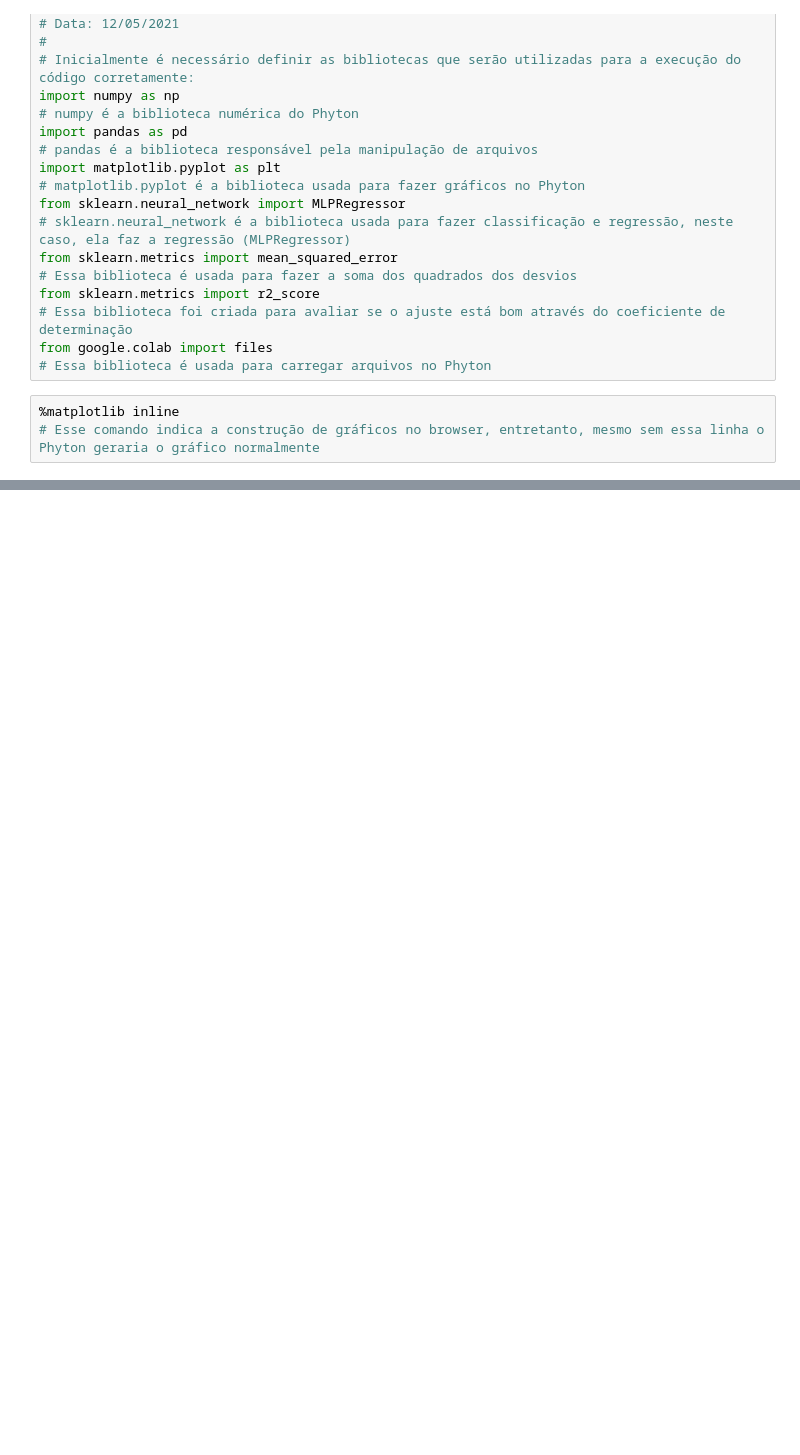
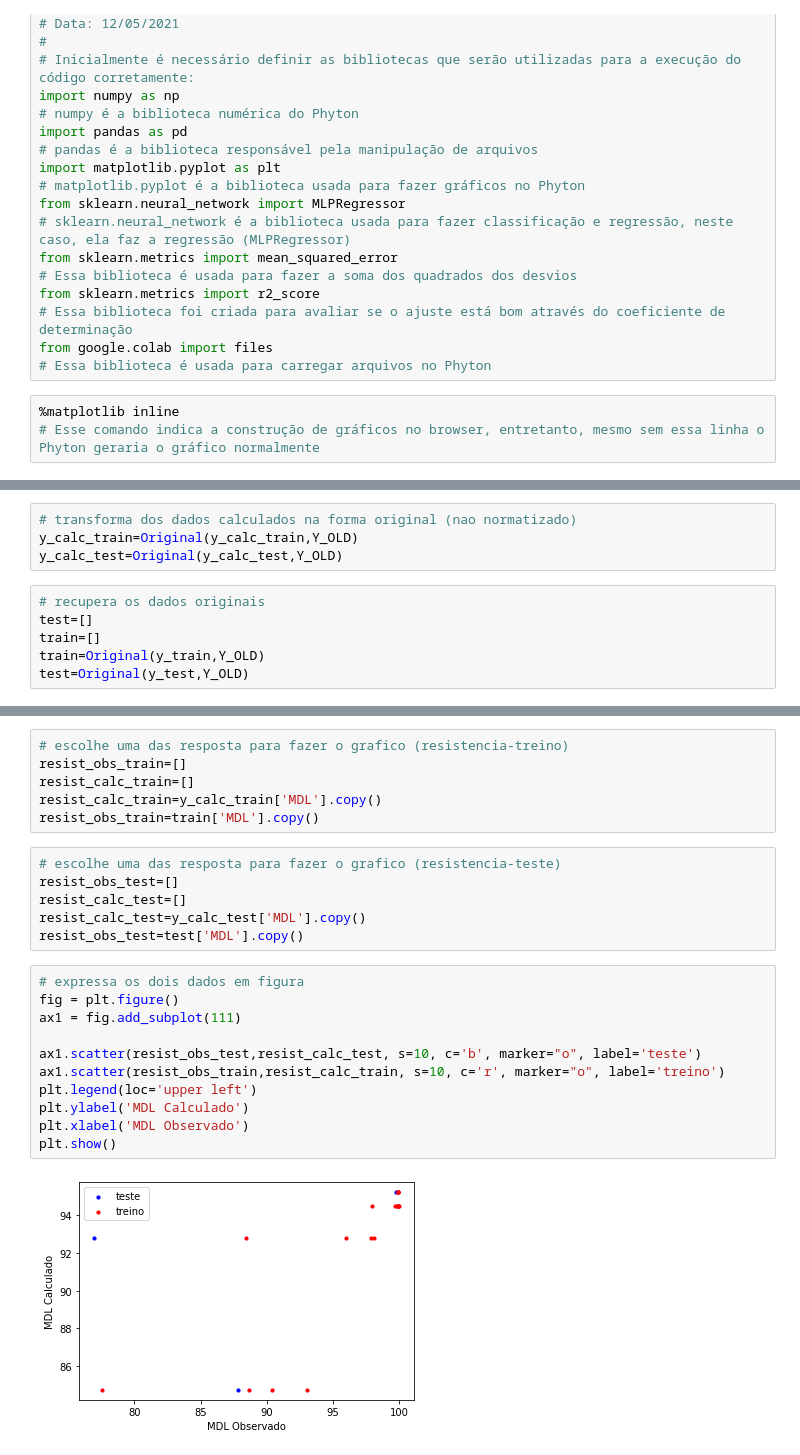
Before and after one commit to Fernanda101704/Basededados, a Jupyter notebook: Projeto_1_RN.ipynb, the cells around one changed output, grey strips where cells are left out. Saved outputs shown, nothing was run; the diff lists cells and outputs as text; blank space fills up the shorter version.

```diff
--- a/Projeto_1_RN.ipynb
+++ b/Projeto_1_RN.ipynb
@@ -53,0 +154,10 @@ df = pd.read_csv('csvFile', ',', usecols=['Advertising', 'Marketing', 'Promotion
+# %%
+# transforma dos dados calculados na forma original (nao normatizado)
+y_calc_train=Original(y_calc_train,Y_OLD)
+y_calc_test=Original(y_calc_test,Y_OLD)
+# %%
+# recupera os dados originais
+test=[]
+train=[]
+train=Original(y_train,Y_OLD)
+test=Original(y_test,Y_OLD)
@@ -53,0 +190,25 @@ df = pd.read_csv('csvFile', ',', usecols=['Advertising', 'Marketing', 'Promotion
+# %%
+# escolhe uma das resposta para fazer o grafico (resistencia-treino)
+resist_obs_train=[]
+resist_calc_train=[]
+resist_calc_train=y_calc_train['MDL'].copy()
+resist_obs_train=train['MDL'].copy()
+# %%
+# escolhe uma das resposta para fazer o grafico (resistencia-teste)
+resist_obs_test=[]
+resist_calc_test=[]
+resist_calc_test=y_calc_test['MDL'].copy()
+resist_obs_test=test['MDL'].copy()
+# %%
+# expressa os dois dados em figura
+fig = plt.figure()
+ax1 = fig.add_subplot(111)
+
+ax1.scatter(resist_obs_test,resist_calc_test, s=10, c='b', marker="o", label='teste')
+ax1.scatter(resist_obs_train,resist_calc_train, s=10, c='r', marker="o", label='treino')
+plt.legend(loc='upper left')
+plt.ylabel('MDL Calculado')
+plt.xlabel('MDL Observado')
+plt.show()
+# %% [output]
+[figure, added]
```
Also changed, not shown: parts of 25 cells of this notebook.
